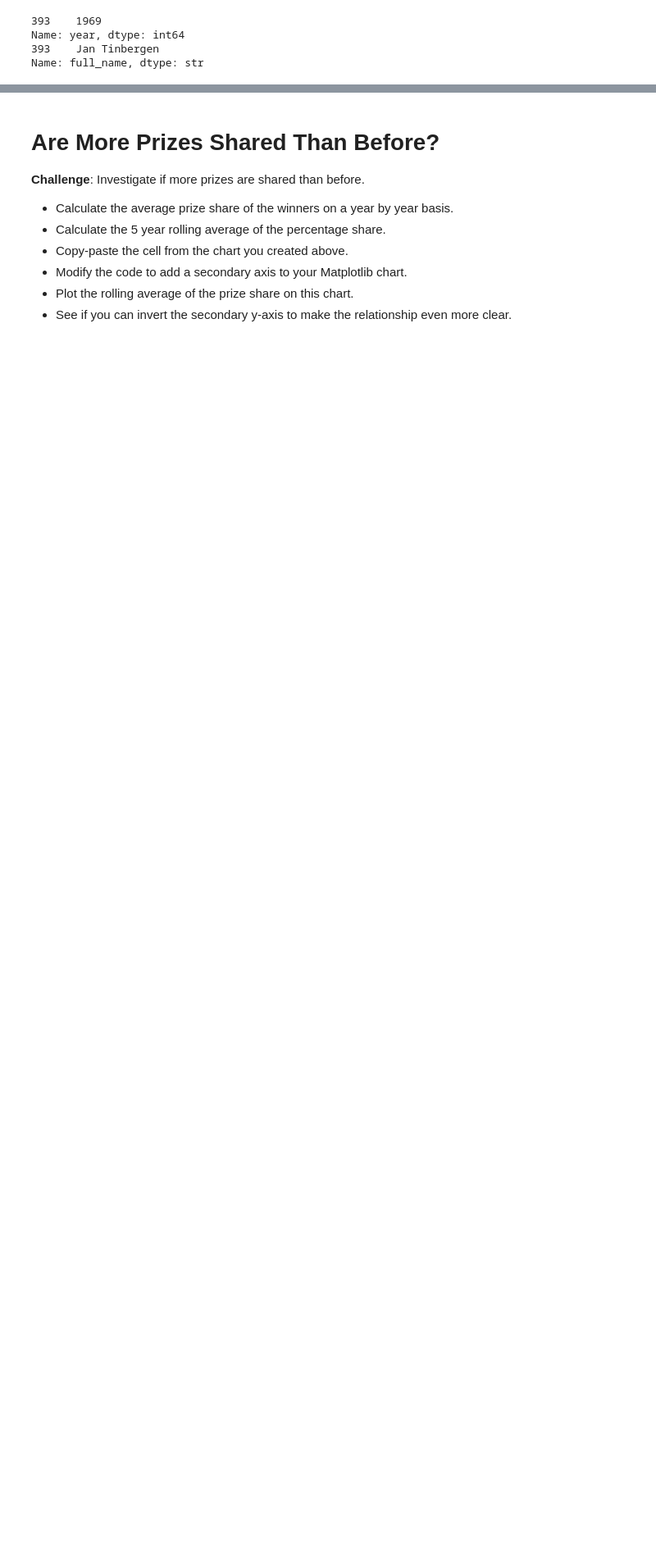
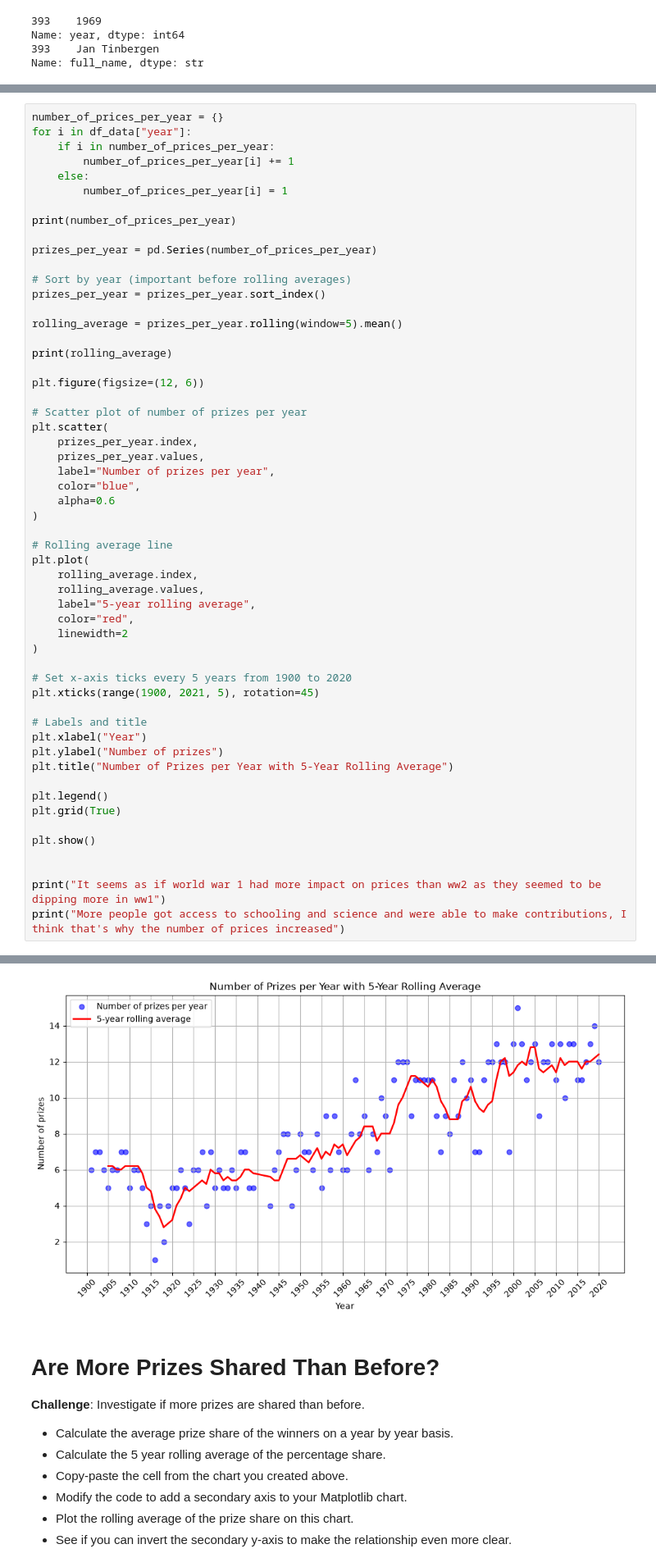
Before and after one commit to Aman88600/100-days-of-code, a Jupyter notebook: Day_79/Nobel+Prize+Analysis+Start/Nobel_Prize_Analysis_(start).ipynb, the cells around one changed output, grey strips where cells are left out. Shown at 82% size. Drawn from its saved outputs; the diff is of its cells as text; blank space fills up the shorter version.

```diff
--- a/Day_79/Nobel+Prize+Analysis+Start/Nobel_Prize_Analysis_(start).ipynb
+++ b/Day_79/Nobel+Prize+Analysis+Start/Nobel_Prize_Analysis_(start).ipynb
@@ -370,3 +398,59 @@ Name: full_name, dtype: str
 
 * Looking at the chart, did the first and second world wars have an impact on the number of prizes being given out?
 * What could be the reason for the trend in the chart?
+# %%
+number_of_prices_per_year = {}
+for i in df_data["year"]:
+    if i in number_of_prices_per_year:
+        number_of_prices_per_year[i] += 1
+    else:
+        number_of_prices_per_year[i] = 1
+
+print(number_of_prices_per_year)
+
+prizes_per_year = pd.Series(number_of_prices_per_year)
+
+# Sort by year (important before rolling averages)
+prizes_per_year = prizes_per_year.sort_index()
+
+rolling_average = prizes_per_year.rolling(window=5).mean()
+
+print(rolling_average)
+
+plt.figure(figsize=(12, 6))
+
+# Scatter plot of number of prizes per year
+plt.scatter(
+    prizes_per_year.index,
+    prizes_per_year.values,
+    label="Number of prizes per year",
+    color="blue",
+    alpha=0.6
+)
+
+# Rolling average line
+plt.plot(
+    rolling_average.index,
+    rolling_average.values,
+    label="5-year rolling average",
+    color="red",
+    linewidth=2
+)
+
+# Set x-axis ticks every 5 years from 1900 to 2020
+plt.xticks(range(1900, 2021, 5), rotation=45)
+
+# Labels and title
+plt.xlabel("Year")
+plt.ylabel("Number of prizes")
+plt.title("Number of Prizes per Year with 5-Year Rolling Average")
+
+plt.legend()
+plt.grid(True)
+
+plt.show()
+
+
+print("It seems as if world war 1 had more impact on prices than ww2 as they seemed to be dipping more in ww1")
+print("More people got access to schooling and science and were able to make contributions, I think that's why the number of prices increased")
+# %% [output]
@@ -373,3 +470,4 @@ Name: full_name, dtype: str
+[figure, added]
 # %% [markdown]
 # Are More Prizes Shared Than Before?
 
```
Also changed, not shown: parts of 7 cells of this notebook.
